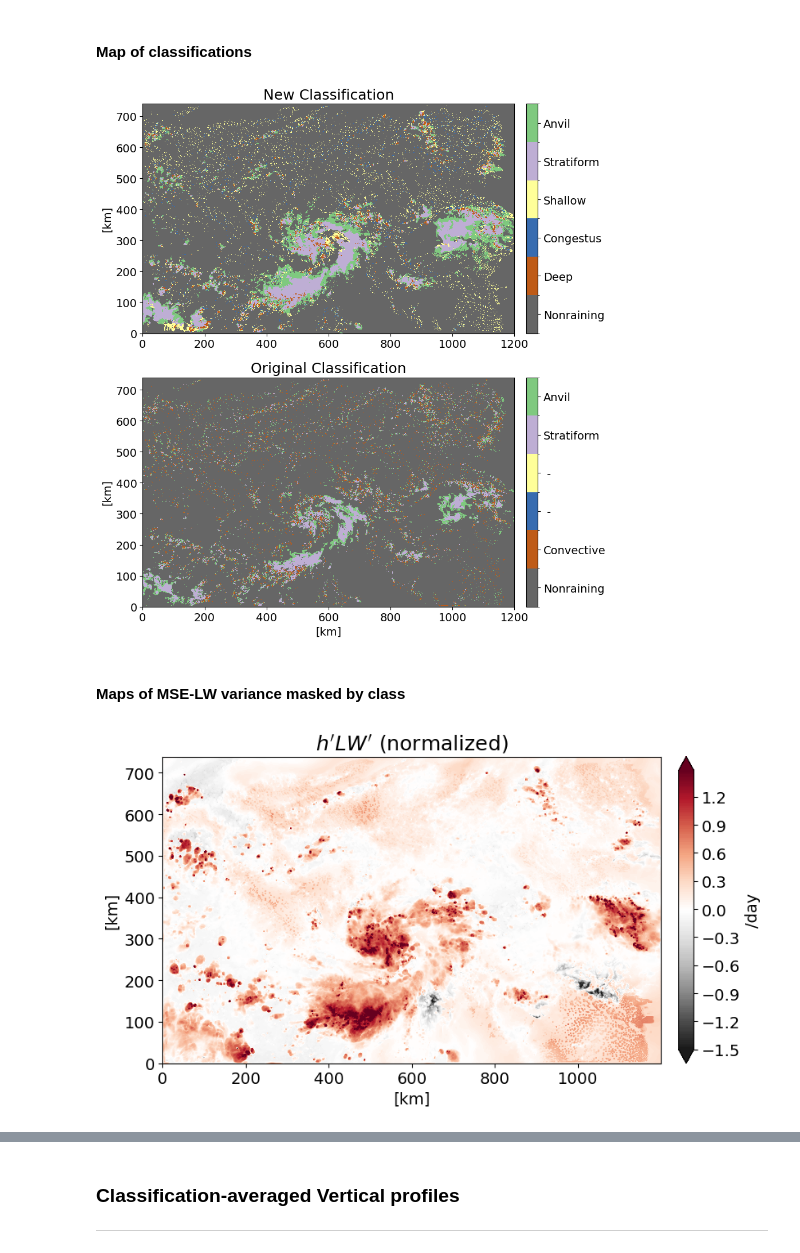
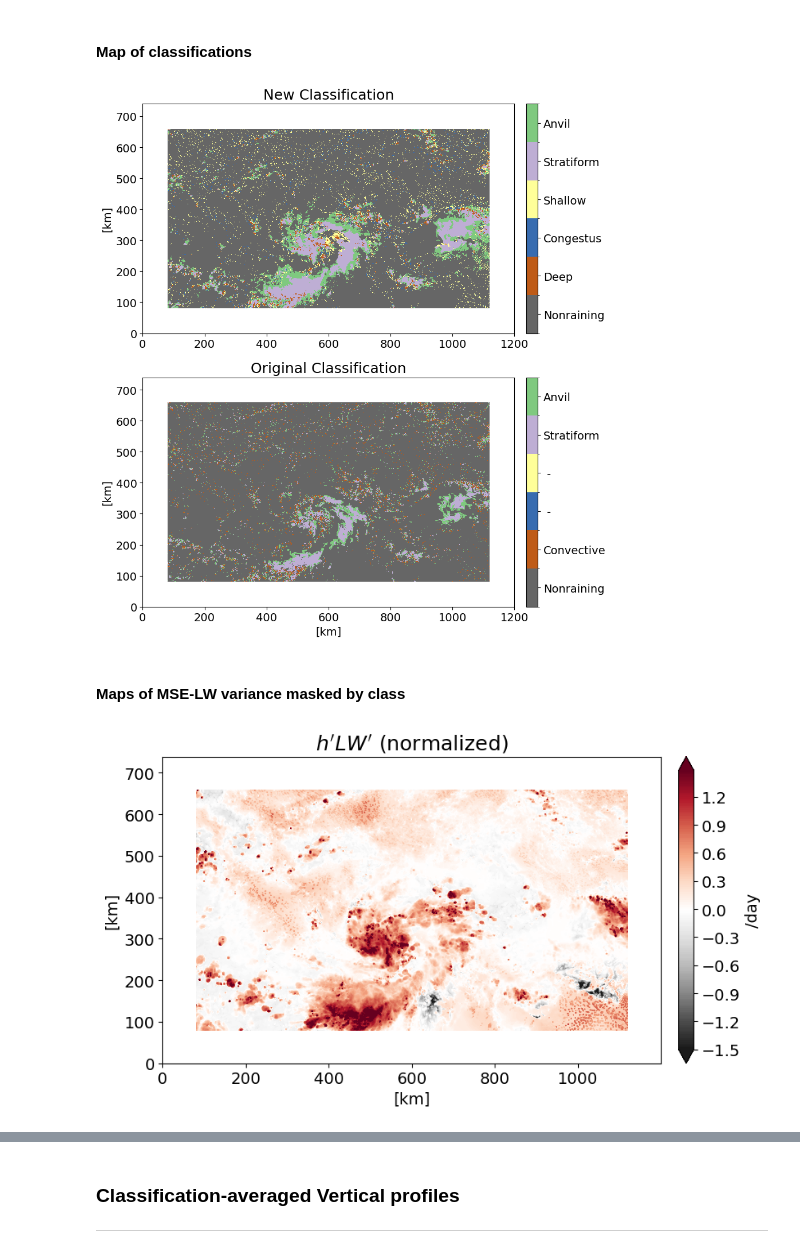
Before and after one commit to jhruppert/jhr-wrf-python, a Jupyter notebook: cloud_ratio_class.ipynb, the cells around one changed output, grey strips where cells are left out. Cells and saved outputs as stored; diff of their text form; code cells hidden in the pictures.

```diff
--- a/cloud_ratio_class.ipynb
+++ b/cloud_ratio_class.ipynb
@@ -54,6 +55,7 @@ def var_read(infile, varname):
     var = ncfile.variables[varname][...]
     ncfile.close()
     var = np.squeeze(var)
+    var = mask_edges(var)
     return var
 
 def var_wrfread(infile, varname):
@@ -62,6 +64,7 @@ def var_wrfread(infile, varname):
     var = getvar(ncfile, varname)
     ncfile.close()
     var = np.squeeze(var)
+    var = mask_edges(var)
     return var
 # %%
 # Read in hydrostatic pressure to get dp for integral
@@ -84,6 +87,7 @@ q_int = np.sum(q_var*dp, axis=1)/(-g)
 # %%
 # Run classification
 c_type = precip_class(q_int)
+c_type = mask_edges(c_type)
 #   0: non-precipitating
 # Convective:
 #   1: deep convective
@@ -101,6 +105,7 @@ varfil_main = Dataset(pclass_trad)
 c_type_og = varfil_main.variables['strat'][it_read,...]
 varfil_main.close()
 c_type_og = np.squeeze(c_type_og)
+c_type_og = mask_edges(c_type_og)
 #  0: non-precipitating
 #  1: convective
 #  2: stratiform
@@ -329,34 +334,34 @@ rc('font', **font)
 # %%
 bounds = np.array([-0.5, .5, 1.5, 2.5, 3.5, 4.5, 5.5])
 norm = colors.BoundaryNorm(boundaries=bounds, ncolors=6)
 nlevs = len(bounds) - 1
 cmap = plt.get_cmap('Accent_r', nlevs)
 
 fig = plt.figure(figsize=(12,10))
 fig.set_facecolor('white')
 
 ax = fig.add_subplot(211, aspect='equal')
 plt.pcolormesh(c_type, cmap=cmap, norm=norm)
 cbar=plt.colorbar(fraction=0.03, pad=0.02, ticks=(0,1,2,3,4,5))
 cbar.set_ticklabels(['Nonraining','Deep', 'Congestus', 'Shallow', 'Stratiform', 'Anvil'])
 cbar.ax.tick_params(labelsize=14)
 ax.set_ylabel('[km]')
 ax.set_title("New Classification", size=18)
 
-c_type_og2 = np.copy(c_type_og)
+c_type_og2 = np.ma.copy(c_type_og)
 c_type_og2[(c_type_og >= 2)] += 2
 
 ax = fig.add_subplot(212,aspect='equal')
 plt.pcolormesh(c_type_og2, cmap=cmap, norm=norm)
 cbar=plt.colorbar(fraction=0.03, pad=0.02, ticks=(0,1,2,3,4,5))
 cbar.set_ticklabels(['Nonraining','Convective',' - ',' - ','Stratiform','Anvil'])
 cbar.ax.tick_params(labelsize=14)
 ax.set_xlabel('[km]')
 ax.set_ylabel('[km]')
 ax.set_title("Original Classification", size=18)
 plt.tight_layout()
 # %% [output]
-[figure, old version]
+[figure, new version]
 # %% [markdown]
 #### Maps of MSE-LW variance masked by class
 # %%
@@ -375,7 +380,7 @@ ax.set_ylabel('[km]')
 ax.set_title("$h'LW'$ (normalized)", size=18)
 plt.tight_layout()
 # %% [output]
-[figure, old version]
+[figure, new version]
 # %%
 # Stratiform
 
```
Also changed, not shown: parts of 17 cells of this notebook, 1 other file.
